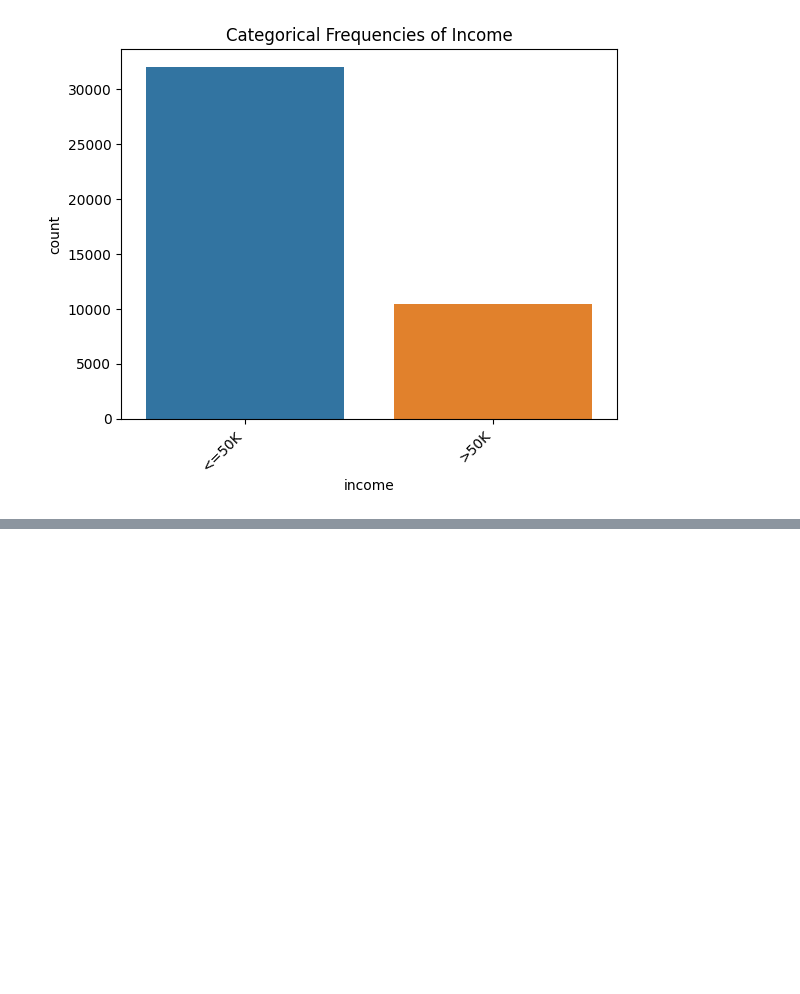
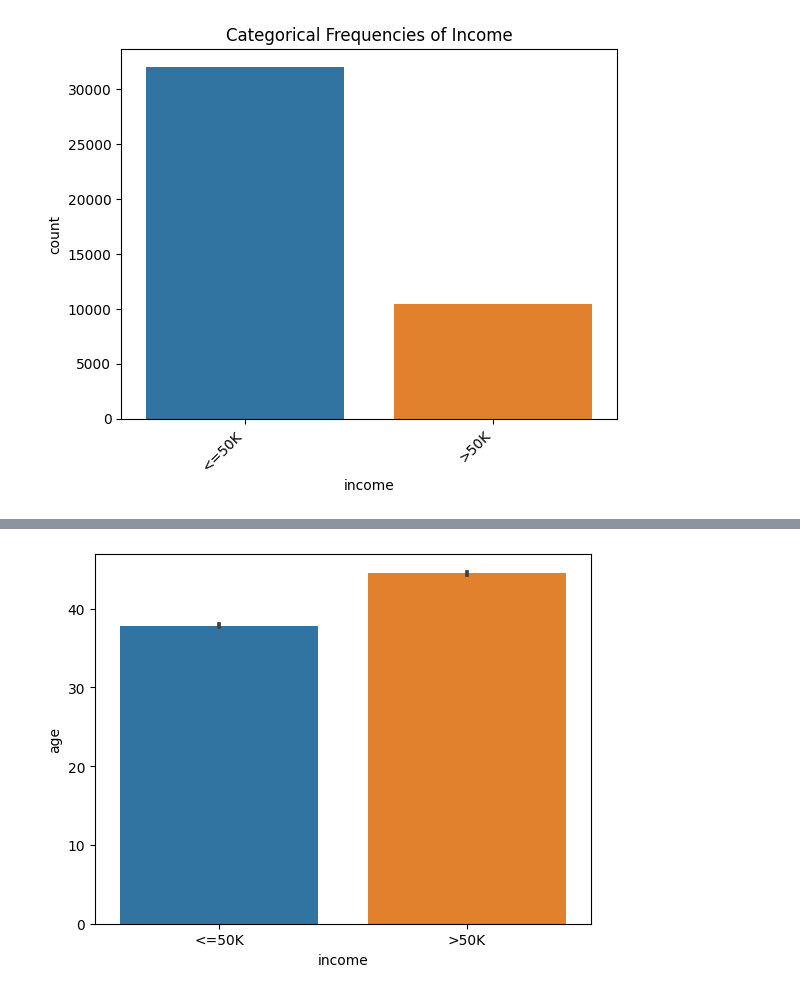
Before and after one commit to anjalixprakash/Project2, a Jupyter notebook: Project2.ipynb, the cells around one changed output, grey strips where cells are left out. Saved outputs shown, nothing was run; the diff lists cells and outputs as text; code cells hidden in the pictures; blank space fills up the shorter version.

```diff
--- a/Project2.ipynb
+++ b/Project2.ipynb
@@ -360,0 +401,5 @@ ax.set_title("Categorical Frequencies of Income");
+# %%
+# Making a seaborn barplot as a starting point
+ax = sns.barplot(data=df, x='income', y='age')
+# %% [output]
+[figure, added]
```
Also changed, not shown: parts of 10 cells of this notebook.
